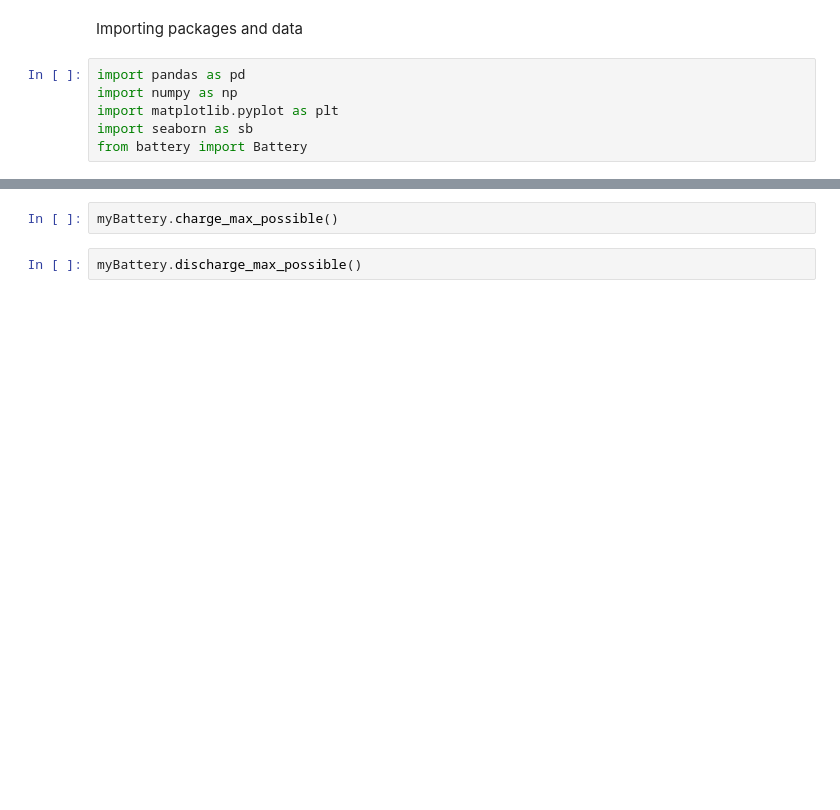
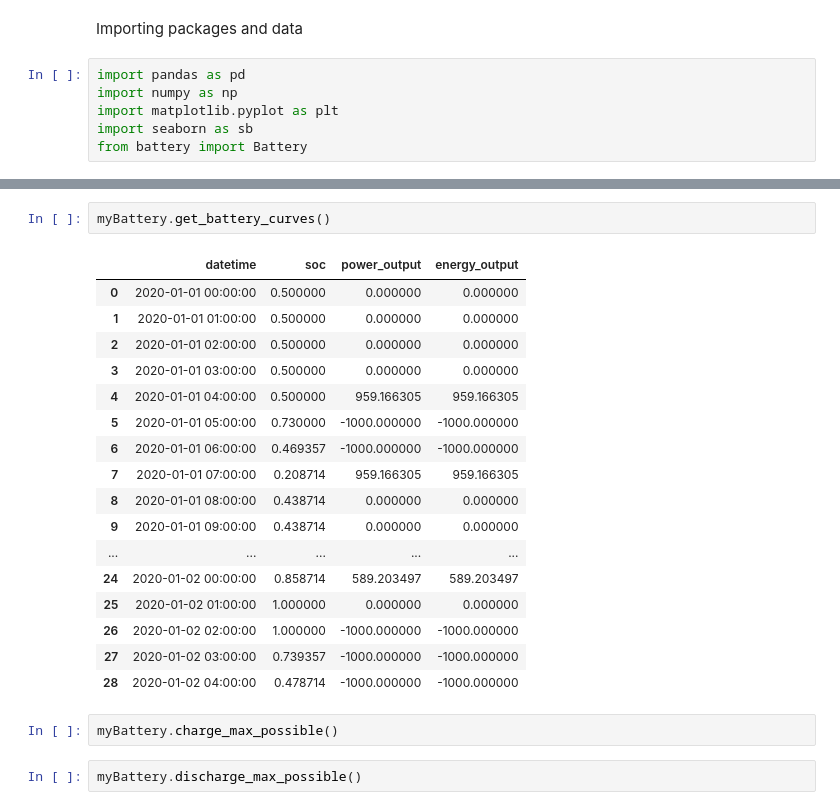
Before and after one commit to gstrothmann/Battery, a Jupyter notebook: Python_Battery_Package.ipynb, the cells around one changed output, grey strips where cells are left out. Cells and saved outputs as stored; diff of their text form; blank space fills up the shorter version.

```diff
--- a/Python_Battery_Package.ipynb
+++ b/Python_Battery_Package.ipynb
@@ -11,3 +46,23 @@ myBattery = Battery(max_power = 2000, net_capacity=1000)
+# %%
+myBattery.get_battery_curves()
+# %% [output]
+|  | datetime | soc | power_output | energy_output |
+| 0 | 2020-01-01 00:00:00 | 0.500000 | 0.000000 | 0.000000 |
+| 1 | 2020-01-01 01:00:00 | 0.500000 | 0.000000 | 0.000000 |
+| 2 | 2020-01-01 02:00:00 | 0.500000 | 0.000000 | 0.000000 |
+| 3 | 2020-01-01 03:00:00 | 0.500000 | 0.000000 | 0.000000 |
+| 4 | 2020-01-01 04:00:00 | 0.500000 | 959.166305 | 959.166305 |
+| 5 | 2020-01-01 05:00:00 | 0.730000 | -1000.000000 | -1000.000000 |
+| 6 | 2020-01-01 06:00:00 | 0.469357 | -1000.000000 | -1000.000000 |
+| 7 | 2020-01-01 07:00:00 | 0.208714 | 959.166305 | 959.166305 |
+| 8 | 2020-01-01 08:00:00 | 0.438714 | 0.000000 | 0.000000 |
+| 9 | 2020-01-01 09:00:00 | 0.438714 | 0.000000 | 0.000000 |
+| ... | ... | ... | ... | ... |
+| 24 | 2020-01-02 00:00:00 | 0.858714 | 589.203497 | 589.203497 |
+| 25 | 2020-01-02 01:00:00 | 1.000000 | 0.000000 | 0.000000 |
+| 26 | 2020-01-02 02:00:00 | 1.000000 | -1000.000000 | -1000.000000 |
+| 27 | 2020-01-02 03:00:00 | 0.739357 | -1000.000000 | -1000.000000 |
+| 28 | 2020-01-02 04:00:00 | 0.478714 | -1000.000000 | -1000.000000 |
 # %%
 myBattery.charge_max_possible()
 # %%
```
Also changed, not shown: parts of 6 cells of this notebook, 3 other files.
